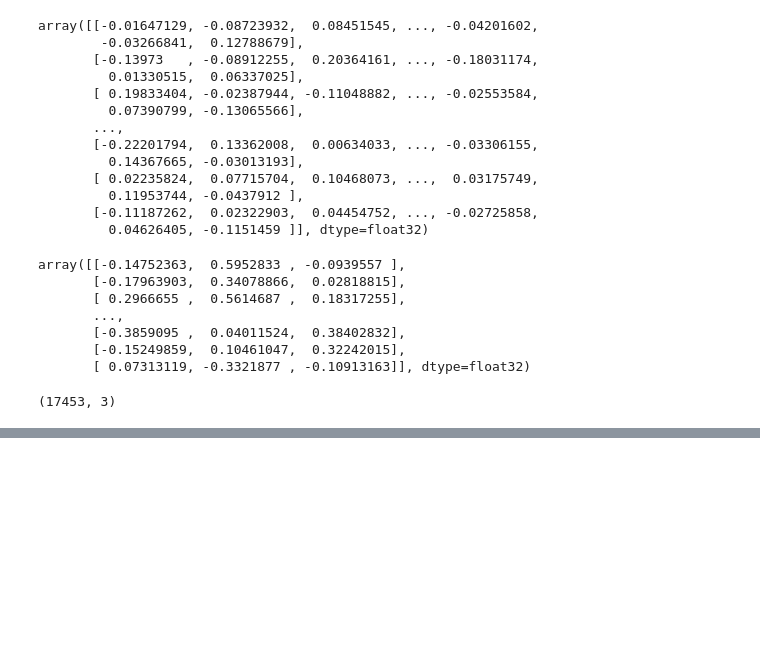
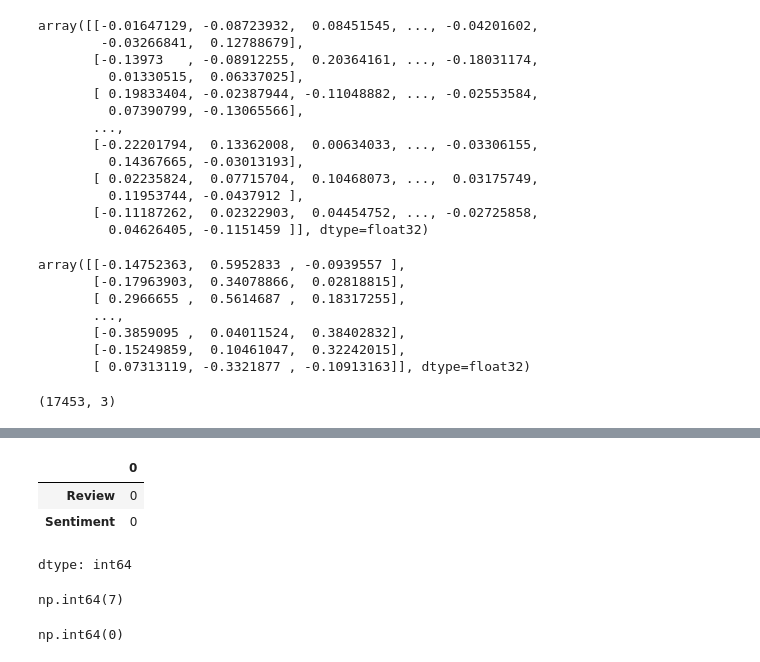
Before and after one commit to riyanj220/Generative-AI, a Jupyter notebook: TextVectorization.ipynb, the cells around one changed output, grey strips where cells are left out. Cells and saved outputs as stored; diff of their text form; code cells hidden in the pictures; blank space fills up the shorter version.

```diff
--- a/TextVectorization.ipynb
+++ b/TextVectorization.ipynb
@@ -313,0 +364,11 @@ fig.show()
+# %%
+df.isnull().sum()  # for checking if there is any missing value
+# %% [output]
+|  | 0 |
+| Review | 0 |
+| Sentiment | 0 |
+dtype: int64
+# %%
+df.duplicated().sum()
+# %% [output]
+np.int64(7)
@@ -313,0 +377,4 @@ fig.show()
+# %%
+df.duplicated().sum()
+# %% [output]
+np.int64(0)
```
Also changed, not shown: parts of 35 cells of this notebook.
